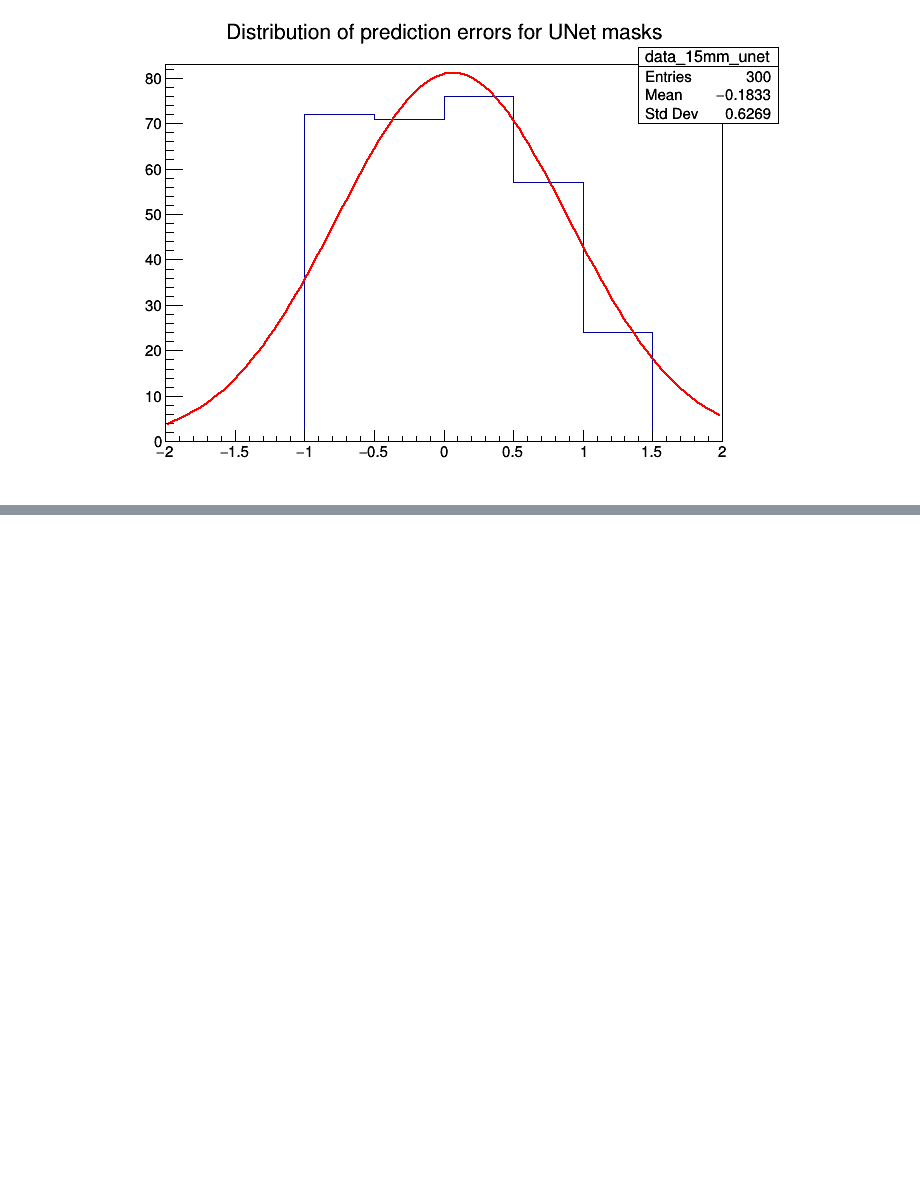
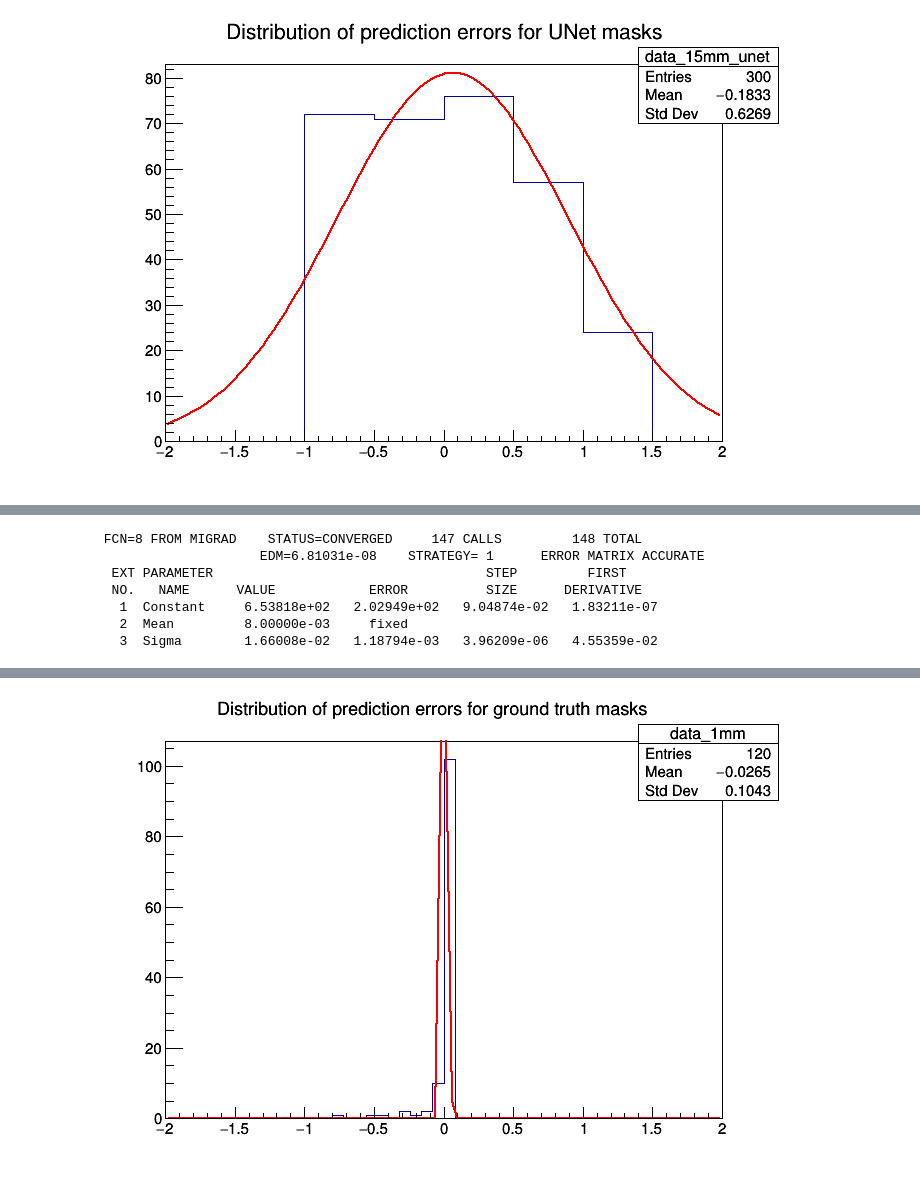
Before and after one commit to cdesio/leaf_reco, a Jupyter notebook: notebooks/Gaussian_fit_root.ipynb, the cells around one changed output, grey strips where cells are left out. Cells and saved outputs as stored; diff of their text form; code cells hidden in the pictures; blank space fills up the shorter version.

```diff
--- a/notebooks/Gaussian_fit_root.ipynb
+++ b/notebooks/Gaussian_fit_root.ipynb
@@ -149,0 +156,2 @@ Warning in <TROOT::Append>: Replacing existing TH1: data_15mm_unet (Potential me
+# %%
+data = np.load("/Users/cdesio/Downloads/RF_predictions_clean_300_2batches-2.npz")
@@ -149,0 +182,30 @@ Warning in <TROOT::Append>: Replacing existing TH1: data_15mm_unet (Potential me
+# %%
+y_1mm = data["y_1mm"]
+preds_1mm = data["preds_1mm"]
+
+mean_1mm = np.mean(y_1mm-preds_1mm)
+
+#del histo_15_gt
+histo_1mm = TH1F("data_1mm","Distribution of prediction errors for ground truth masks", 50,-2.0,2.0)
+for i in (y_1mm-preds_1mm):
+    histo_1mm.Fill(i)
+
+c_1mm = TCanvas()
+f = TF1("f","gaus")
+f.FixParameter(1,mean_1mm)
+
+histo_1mm.Fit(f, "S")
+
+yax=histo_1mm.GetYaxis()
+yax.SetLimits(0,500)
+#histo.SetAxisRange(0, 500,"y")
+histo_1mm.Draw()
+c_1mm.Draw()
+# %% [output]
+ FCN=8 FROM MIGRAD    STATUS=CONVERGED     147 CALLS         148 TOTAL
+                     EDM=6.81031e-08    STRATEGY= 1      ERROR MATRIX ACCURATE
+  EXT PARAMETER                                   STEP         FIRST
+  NO.   NAME      VALUE            ERROR          SIZE      DERIVATIVE
+   1  Constant     6.53818e+02   2.02949e+02   9.04874e-02   1.83211e-07
+   2  Mean         8.00000e-03     fixed
+   3  Sigma        1.66008e-02   1.18794e-03   3.96209e-06   4.55359e-02
@@ -149,0 +213 @@ Warning in <TROOT::Append>: Replacing existing TH1: data_15mm_unet (Potential me
+[figure, added]
```
Also changed, not shown: parts of 32 cells of this notebook, 13 other files.
